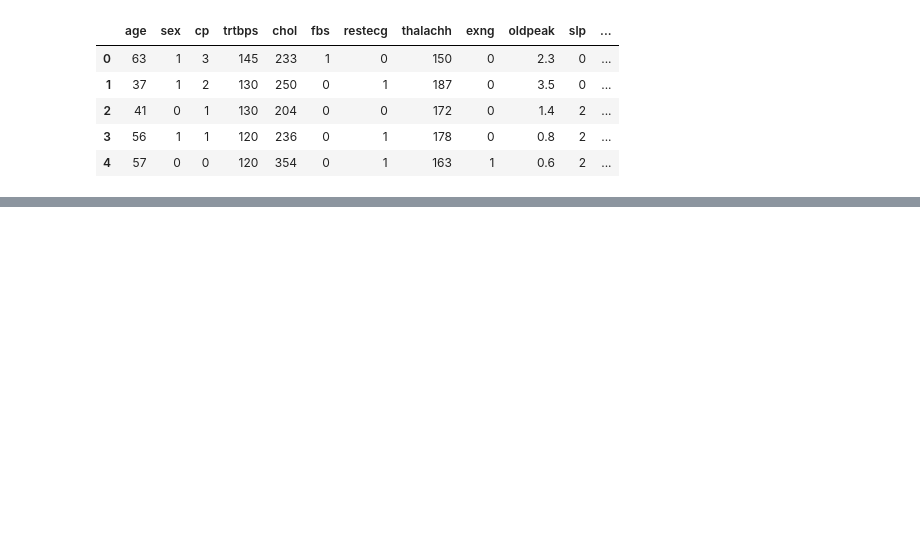
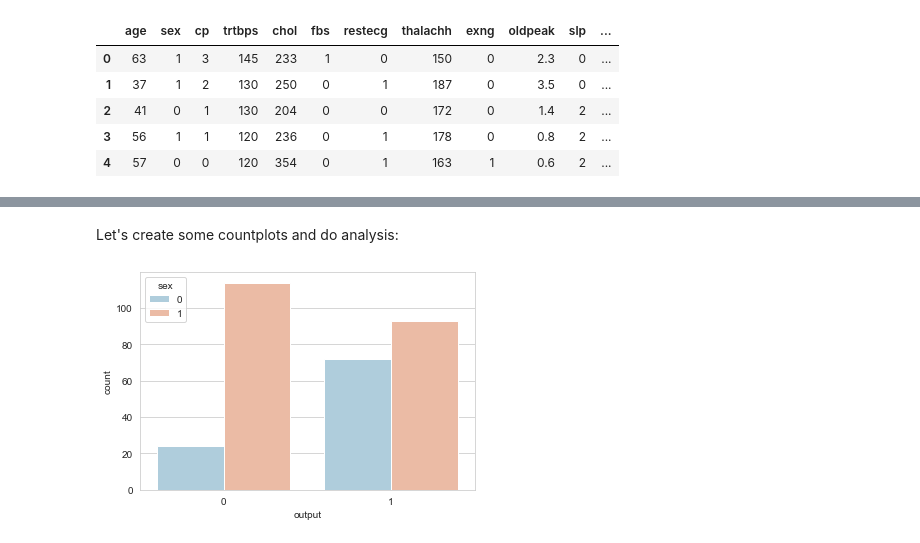
Before and after one commit to chndzzz/Project_On_Logistic_Regression, a Jupyter notebook: Logistic_Regression.ipynb, the cells around one changed output, grey strips where cells are left out. Drawn from its saved outputs; the diff is of its cells as text; code cells hidden in the pictures; blank space fills up the shorter version.

```diff
--- a/Logistic_Regression.ipynb
+++ b/Logistic_Regression.ipynb
@@ -15,0 +113,10 @@ df.head()
+# %%
+# Here we create one function and use above conditions:
+
+def chol_convert(value):
+    if value < 200:
+        return 0
+    elif 200 <= value < 240:
+        return 1
+    else:
+        return 2
@@ -15,0 +125,2 @@ df.head()
+# %%
+df['chol']= df['chol'].apply(chol_convert)
@@ -15,0 +136,8 @@ df.head()
+# %% [markdown]
+Let's create some countplots and do analysis:
+# %%
+sns.set_style('whitegrid')
+sns.countplot(x='output',data=df,palette='RdBu_r',hue='sex')
+plt.show()
+# %% [output]
+[figure, added]
```
Also changed, not shown: parts of 33 cells of this notebook.
